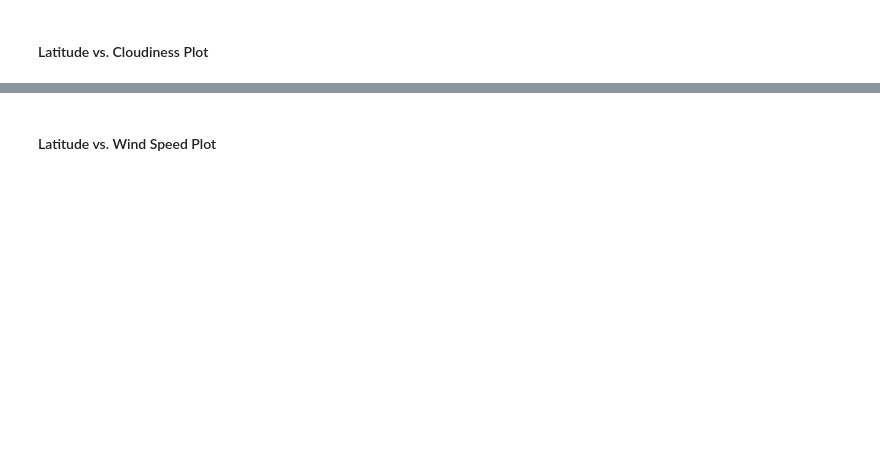
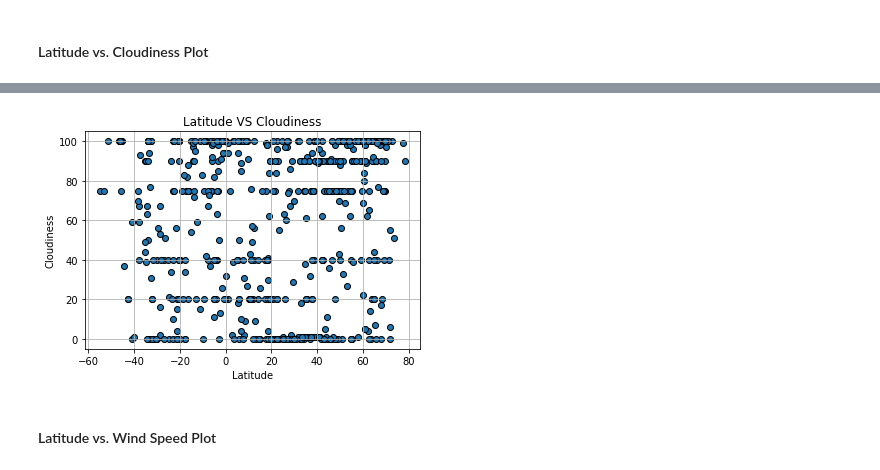
Before and after one commit to JonesInformatics/python-api-challenge, a Jupyter notebook: starter_code/WeatherPy.ipynb, the cells around one changed output, grey strips where cells are left out. Drawn from its saved outputs; the diff is of its cells as text; code cells hidden in the pictures; blank space fills up the shorter version.

```diff
--- a/starter_code/WeatherPy.ipynb
+++ b/starter_code/WeatherPy.ipynb
@@ -182,2 +176,12 @@ plt.show()
+# %%
+plt.scatter(x=cityD["Lat"], y =cityD.Cloudiness, edgecolors="black")
+plt.title("Latitude VS Cloudiness" )
+plt.xlabel("Latitude")
+plt.ylabel("Cloudiness")
+plt.grid("both")
+plt.savefig("output_data/Latitude_vs_Cloudiness")
+plt.show()
+# %% [output]
+[figure, added]
 # %% [markdown]
 #### Latitude vs. Wind Speed Plot
```
Also changed, not shown: parts of 29 cells of this notebook.
